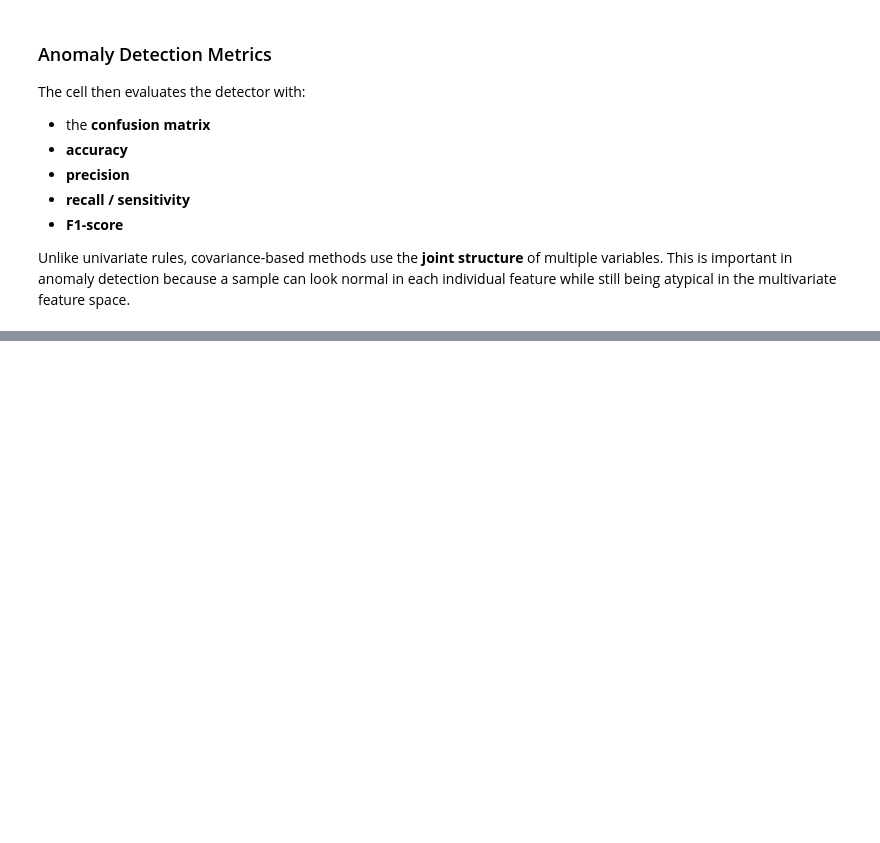
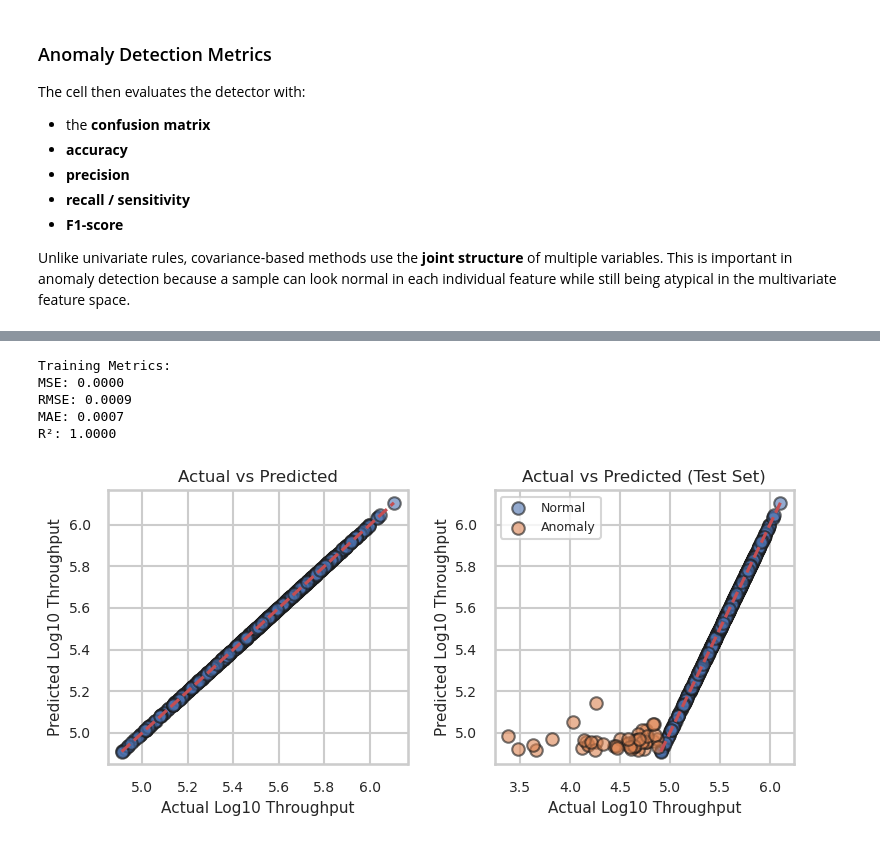
Before and after one commit to JuanMarcosRamirez/xmlad, a Jupyter notebook: 02_anomaly_detection.ipynb, the cells around one changed output, grey strips where cells are left out. Cells and saved outputs as stored; diff of their text form; code cells hidden in the pictures; blank space fills up the shorter version.

```diff
--- a/02_anomaly_detection.ipynb
+++ b/02_anomaly_detection.ipynb
@@ -461,0 +661,45 @@ Metrics Linear OC-SVM:
+# %%
+
+# Evaluate on training data
+mse = mean_squared_error(y_train, y_pred)
+rmse = np.sqrt(mse)
+mae = mean_absolute_error(y_train, y_pred)
+r2 = r2_score(y_train, y_pred)
+
+print(f"\nTraining Metrics:")
+print(f"MSE: {mse:.4f}")
+print(f"RMSE: {rmse:.4f}")
+print(f"MAE: {mae:.4f}")
+print(f"R²: {r2:.4f}")
+
+X_test = data.loc[~mask, data.columns != target_kpi].values
+y_test = np.log10(data.loc[~mask, target_kpi].values)
+y_test_pred = best_model.predict(X_test)
+
+fig, axes = plt.subplots(1, 2, figsize=(8, 4), constrained_layout=True)
+
+axes[0].scatter(y_train, y_pred, alpha=0.6, edgecolor='k')
+axes[0].plot([y_train.min(), y_train.max()], [y_train.min(), y_train.max()], 'r--')
+axes[0].set_xlabel("Actual Log10 Throughput", fontsize=11)
+axes[0].set_ylabel("Predicted Log10 Throughput", fontsize=11)
+axes[0].set_title("Actual vs Predicted", fontsize=12)
+axes[0].tick_params(axis="both", labelsize=10)
+
+axes[1].scatter(y_train, y_pred, alpha=0.6, edgecolor='k', label="Normal")
+axes[1].scatter(y_test, y_test_pred, alpha=0.6, edgecolor='k', label="Anomaly")
+axes[1].plot([y_train.min(), y_train.max()], [y_train.min(), y_train.max()], 'r--')
+axes[1].set_xlabel("Actual Log10 Throughput", fontsize=11)
+axes[1].set_ylabel("Predicted Log10 Throughput", fontsize=11)
+axes[1].set_title("Actual vs Predicted (Test Set)", fontsize=12)
+axes[1].tick_params(axis="both", labelsize=10)
+axes[1].legend(fontsize=9)
+
+plt.tight_layout()
+plt.show()
+# %% [output]
+Training Metrics:
+MSE: 0.0000
+RMSE: 0.0009
+MAE: 0.0007
+R²: 1.0000
+[figure, added]
```
Also changed, not shown: parts of 8 cells of this notebook.
